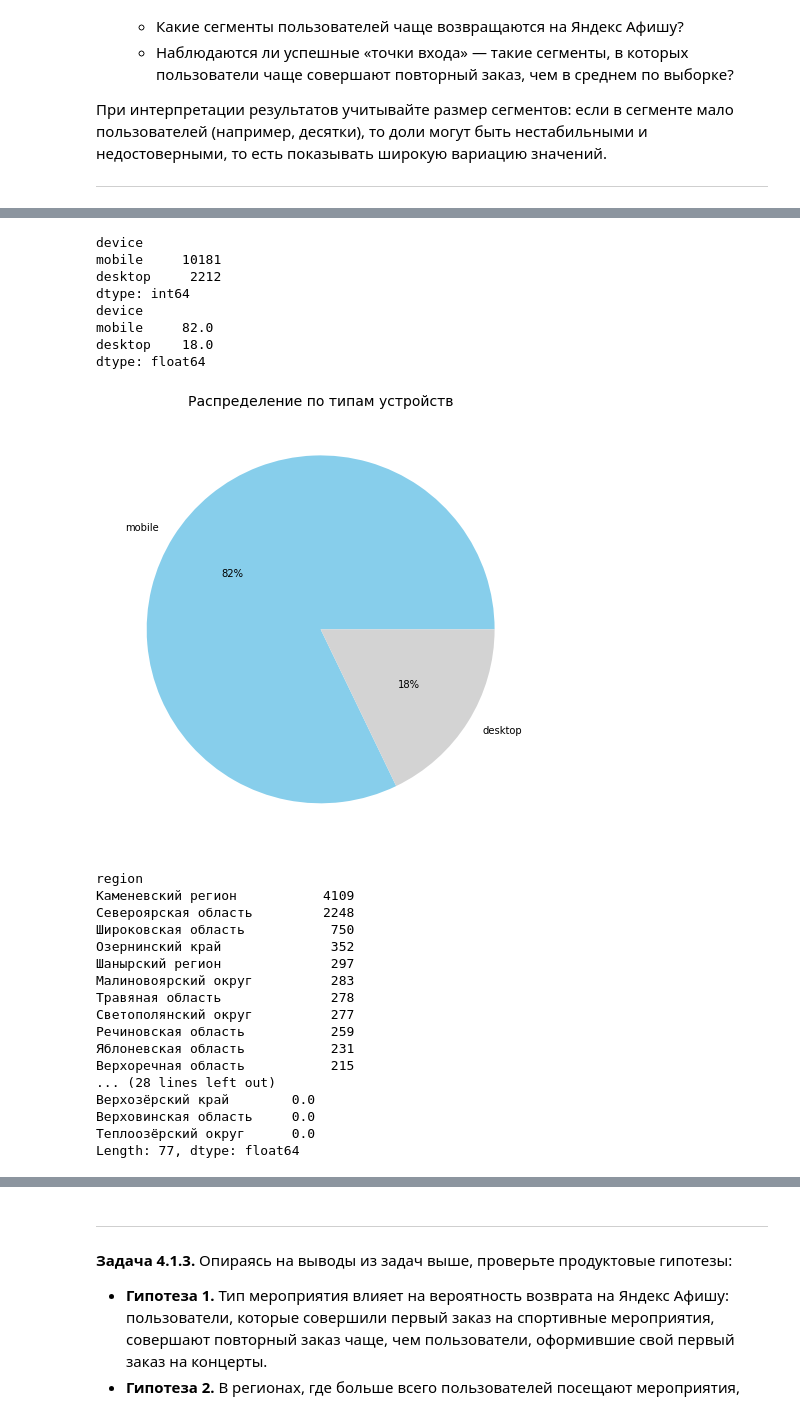
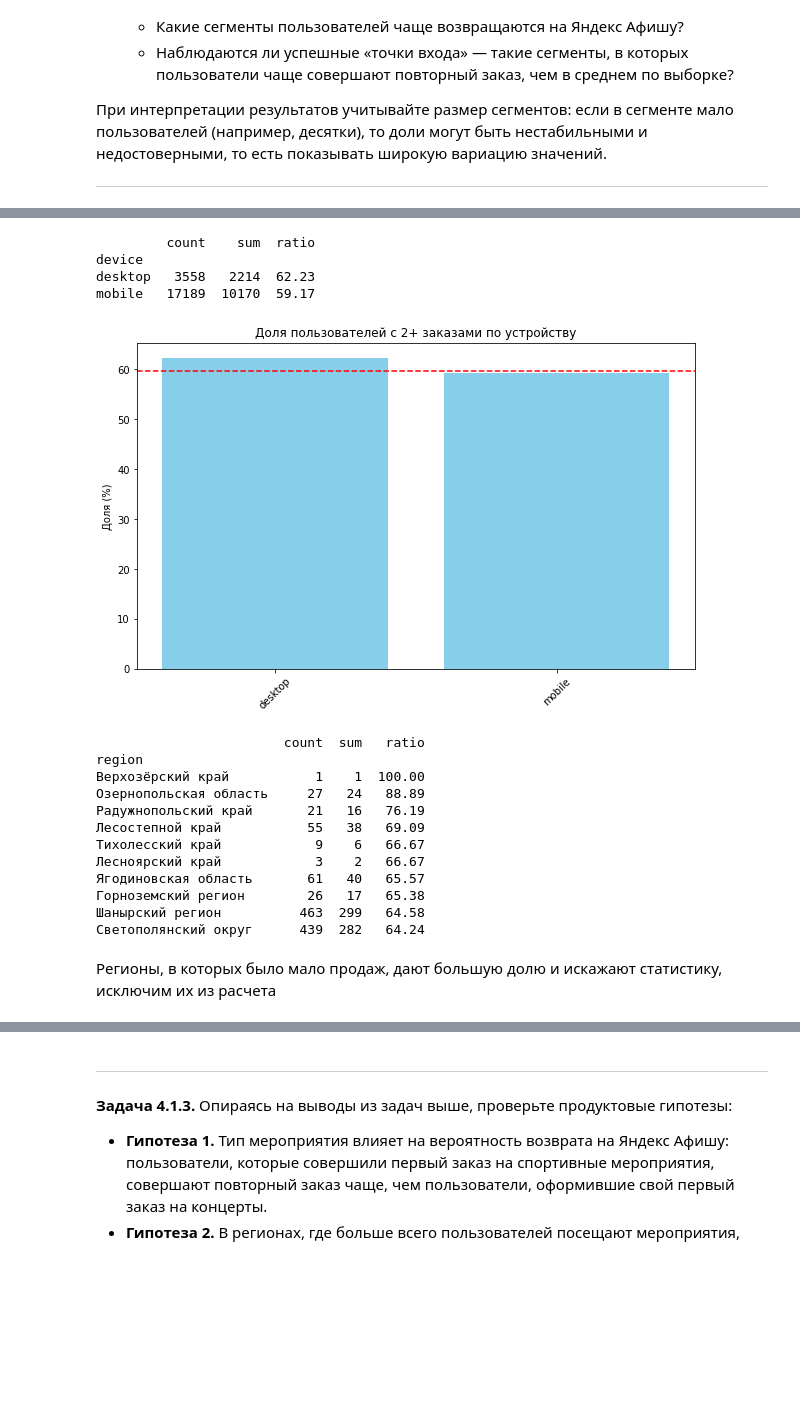
Before and after one commit to Revizskaya/Afisha_project, a Jupyter notebook: Afisha.ipynb, the cells around one changed output, grey strips where cells are left out. Saved outputs shown, nothing was run; the diff lists cells and outputs as text; code cells hidden in the pictures; blank space fills up the shorter version.

```diff
--- a/Afisha.ipynb
+++ b/Afisha.ipynb
@@ -547,3 +726,5 @@ df_filtered = df[df['revenue_rub'] <= percentile_99]
+# %%
+df_filtered = df_filtered[df_filtered['revenue_rub'] >= 0]
 # %%
 len(df_filtered)
 # %% [output]
@@ -978,47 +1289,44 @@ plt.show()
 # %%
-#Тип устройства, с которого совершена первая покупка, для пользователя, совершившего больше 1 покупки
-device_first_loyal=loyal_users.groupby('device').size().sort_values(ascending=False)
-device_first_loyal_ratio=round(device_first_loyal/len(loyal_users)*100)
-print(device_first_loyal)
-print(device_first_loyal_ratio)
+#Сегментация по устройствам, доля пользователей, совершивших 2+ покупок
+device_loyalty = users_filtered_95.groupby('device')['is_two'].agg(['count', 'sum'])
+device_loyalty['ratio'] = (device_loyalty['sum'] / device_loyalty['count'] * 100).round(2)
+device_loyalty = device_loyalty.sort_values('ratio', ascending=False).head(10)
+
+print(device_loyalty[['count', 'sum', 'ratio']])
 # %% [output]
+         count    sum  ratio
 device
-mobile     10181
-desktop     2212
-dtype: int64
-device
-mobile     82.0
-desktop    18.0
-dtype: float64
+desktop   3558   2214  62.23
+mobile   17189  10170  59.17
 # %%
-plt.figure(figsize=(8, 8))
-plt.pie(device_first_loyal.values, labels=device_first_loyal.index, autopct='%1.0f%%',
-        colors=['skyblue', 'lightgray'])
-plt.title('Распределение по типам устройств', fontsize=14)
+plt.figure(figsize=(10, 6))
+plt.bar(device_loyalty.index, device_loyalty['ratio'], color='skyblue')
+plt.axhline(y=users_filtered_95['is_two'].mean()*100, color='red', linestyle='--')
+plt.title('Доля пользователей с 2+ заказами по устройству')
+plt.ylabel('Доля (%)')
+plt.xticks(rotation=45)
 plt.show()
 # %% [output]
-[figure, old version]
+[figure, new version]
 # %%
-#Регион проведения мероприятия из первого заказа для пользователя, совершившего больше 1 покупки
-region_first_loyal=loyal_users.groupby('region').size().sort_values(ascending=False)
-region_first_loyal_ratio=round(region_first_loyal/len(loyal_users)*100)
-print(region_first_loyal.head(29))
-print(region_first_loyal_ratio)
+#Сегментация по региону, доля пользователей, совершивших 2+ покупок
+region_loyalty = users_filtered_95.groupby('region')['is_two'].agg(['count', 'sum'])
+region_loyalty['ratio'] = (region_loyalty['sum'] / region_loyalty['count'] * 100).round(2)
+region_loyalty = region_loyalty.sort_values('ratio', ascending=False).head(10)
+
+print(region_loyalty[['count', 'sum', 'ratio']])
 # %% [output]
+                        count  sum   ratio
 region
-Каменевский регион           4109
-Североярская область         2248
-Широковская область           750
-Озернинский край              352
-Шанырский регион              297
-Малиновоярский округ          283
-Травяная область              278
-Светополянский округ          277
-Речиновская область           259
-Яблоневская область           231
-Верхоречная область           215
-... (28 lines left out)
-Верхозёрский край        0.0
-Верховинская область     0.0
-Теплоозёрский округ      0.0
-Length: 77, dtype: float64
+Верхозёрский край           1    1  100.00
+Озернопольская область     27   24   88.89
+Радужнопольский край       21   16   76.19
+Лесостепной край           55   38   69.09
+Тихолесский край            9    6   66.67
+Лесноярский край            3    2   66.67
+Ягодиновская область       61   40   65.57
+Горноземский регион        26   17   65.38
+Шанырский регион          463  299   64.58
+Светополянский округ      439  282   64.24
+# %% [markdown]
+Регионы, в которых было мало продаж, дают большую долю и искажают статистику, исключим их из расчета
```
Also changed, not shown: parts of 86 cells of this notebook.
